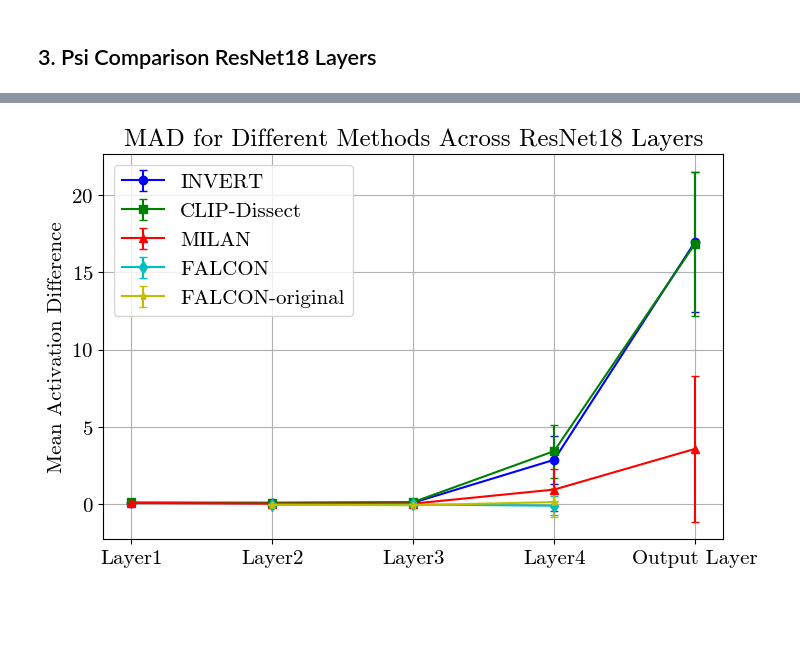
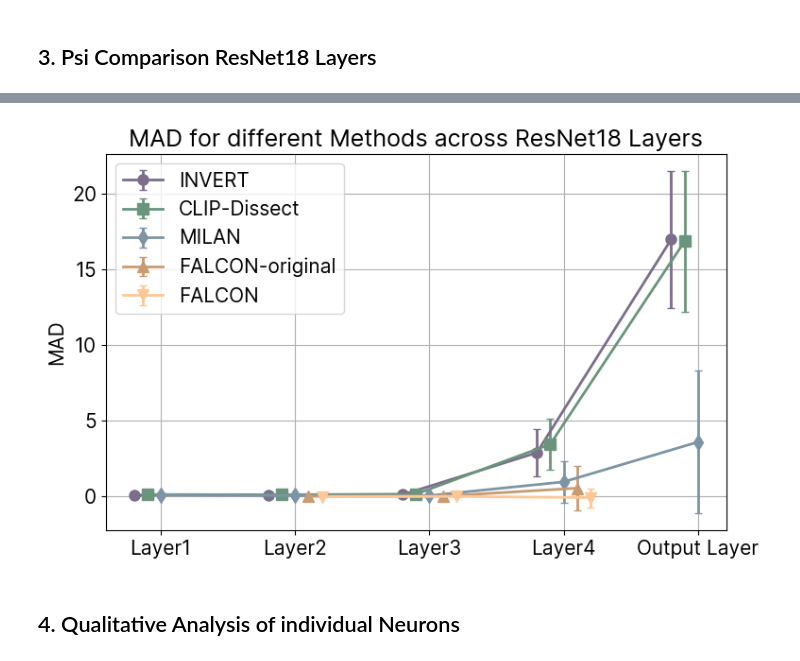
Before and after one commit to lkopf/cosy, a Jupyter notebook: notebooks/experiments.ipynb, the cells around one changed output, grey strips where cells are left out. Cells and saved outputs as stored; diff of their text form; code cells hidden in the pictures; blank space fills up the shorter version.

```diff
--- a/notebooks/experiments.ipynb
+++ b/notebooks/experiments.ipynb
@@ -12,10 +12,12 @@ import matplotlib.pyplot as plt
 import matplotlib.font_manager as font_manager
 
 # Set font properties.
-font_path = plt.matplotlib.get_data_path() + "/fonts/ttf/cmr10.ttf"
-cmfont = font_manager.FontProperties(fname=font_path)
-plt.rcParams["font.family"] = "serif"
-plt.rcParams["font.serif"] = cmfont.get_name()
+font_path = '../../fonts/Inter/static/Inter-Regular.ttf'
+font_manager.fontManager.addfont(font_path)
+prop = font_manager.FontProperties(fname=font_path)
+
+plt.rcParams['font.family'] = 'sans-serif'
+plt.rcParams['font.sans-serif'] = prop.get_name()
 plt.rcParams["mathtext.fontset"] = "cm"
 
 # Set font size.
@@ -28,7 +30,8 @@ plt.rcParams["axes.unicode_minus"] = False
 plt.rcParams["axes.formatter.use_mathtext"] = True
 
 # General plotting.
-palette = matplotlib.colormaps.get_cmap("tab20")(np.linspace(0, 1, 20))
+# palette = matplotlib.colormaps.get_cmap("tab20")(np.linspace(0, 1, 20))
+palette = sns.color_palette("colorblind")
 std_alpha = 0.2
 
 device = torch.device("cuda:0" if torch.cuda.is_available() else "cpu")
@@ -185,3 +286,10 @@ plt.show()
 # %% [markdown]
 ## 3. Psi Comparison ResNet18 Layers
+# %%
+MODEL_NAMES = ["resnet18-layer1", "resnet18-layer2", "resnet18-layer3", "resnet18-layer4", "resnet18-fc"]
+METHODS = ["INVERT", "CLIP-Dissect", "MILAN", "FALCON-original", "FALCON"]
+COLORS = ['#7B6E8A', '#6A947C', '#7D94A5', '#C89B72', '#FEC795']
+MARKERS = ['o', 's', 'd', '^', 'v']
+x_labels = ['Layer1', 'Layer2', 'Layer3', 'Layer4', 'Output Layer']
+x = np.arange(len(x_labels))
 # %%
@@ -236,46 +337,48 @@ plt.show()
 # %%
-import numpy as np
-import pandas as pd
-import matplotlib.pyplot as plt
-
-MODEL_NAMES = ["resnet18-layer1", "resnet18-layer2", "resnet18-layer3", "resnet18-layer4", "resnet18-fc"]
-METHODS = ["INVERT", "CLIP-Dissect", "MILAN", "FALCON", "FALCON-original"]
-COLORS = ['b', 'g', 'r', 'c', 'y']
-MARKERS = ['o', 's', '^', 'd', '*']
-x_labels = ['Layer1', 'Layer2', 'Layer3', 'Layer4', 'Output Layer']
-x = np.arange(len(x_labels))
-
 # Initialize dictionaries to hold means and stds for each method
 means = {method: [] for method in METHODS}
 stds = {method: [] for method in METHODS}
 
 # Load data and calculate means and stds
-for MODEL_NAME in MODEL_NAMES:
+for model_name in MODEL_NAMES:
     for method in METHODS:
         try:
-            df = pd.read_csv(f"{PATH}evaluation_{method}_{MODEL_NAME}.csv")
+            df = pd.read_csv(f"{PATH}evaluation_{method}_{model_name}.csv")
             means[method].append(df['avg. activation diff'].mean())
             stds[method].append(df['avg. activation diff'].std())
         except FileNotFoundError:
             # Append NaN if the file does not exist for a particular method and layer
             means[method].append(np.nan)
             stds[method].append(np.nan)
 
 # Create a line plot
 plt.figure(figsize=(8, 5))
 
-# Plot error bars for each method
+
+# Offset value to avoid overlap
+offset = 0.1
+
+# Plot error bars for each method with offset
 for i, method in enumerate(METHODS):
-    plt.errorbar(x, means[method], yerr=stds[method], marker=MARKERS[i], linestyle='-', color=COLORS[i], capsize=3, label=method)
+    plt.errorbar([xi + i*offset for xi in x], means[method], yerr=stds[method], marker=MARKERS[i],
+                 linestyle='-', color=COLORS[i], capsize=3, label=method, linewidth=2, markersize=8)
 
-plt.ylabel('Mean Activation Difference')
-plt.title('MAD for Different Methods Across ResNet18 Layers')
-plt.xticks(x, x_labels)
+# Customize the plot
+plt.ylabel('MAD')
+plt.title('MAD for different Methods across ResNet18 Layers')
+plt.xticks([xi + offset*(len(METHODS)-1)/2 for xi in x], x_labels)  # Center the xticks
 plt.legend()
 plt.grid(True)
-# plt.savefig(PLOT_PATH+f"mean_activ_layers.png", bbox_inches='tight')
-# plt.savefig(PLOT_PATH+f"mean_activ_layers.pdf", bbox_inches='tight')
-# plt.savefig(PLOT_PATH+f"mean_activ_layers.svg", bbox_inches='tight')
+plt.tight_layout()
+
+# Save the plot if needed
+# plt.savefig(PLOT_PATH + f"MAD_resnet18_layers.png", bbox_inches='tight')
+# plt.savefig(PLOT_PATH + f"MAD_resnet18_layers.pdf", bbox_inches='tight')
+# plt.savefig(PLOT_PATH + f"MAD_resnet18_layers.svg", bbox_inches='tight')
+
+# Show the plot
 plt.show()
 # %% [output]
-[figure, old version]
+[figure, new version]
+# %% [markdown]
+## 4. Qualitative Analysis of individual Neurons
```
Also changed, not shown: parts of 10 cells of this notebook, 3 other files.
